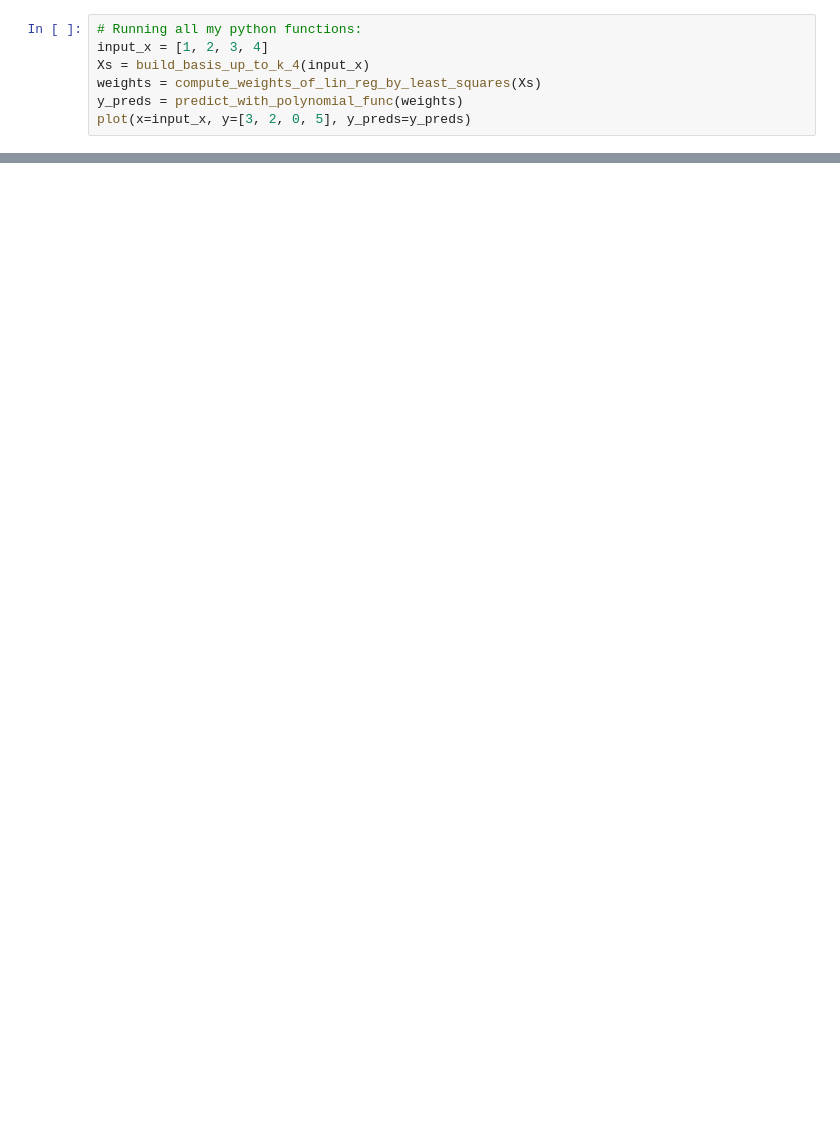
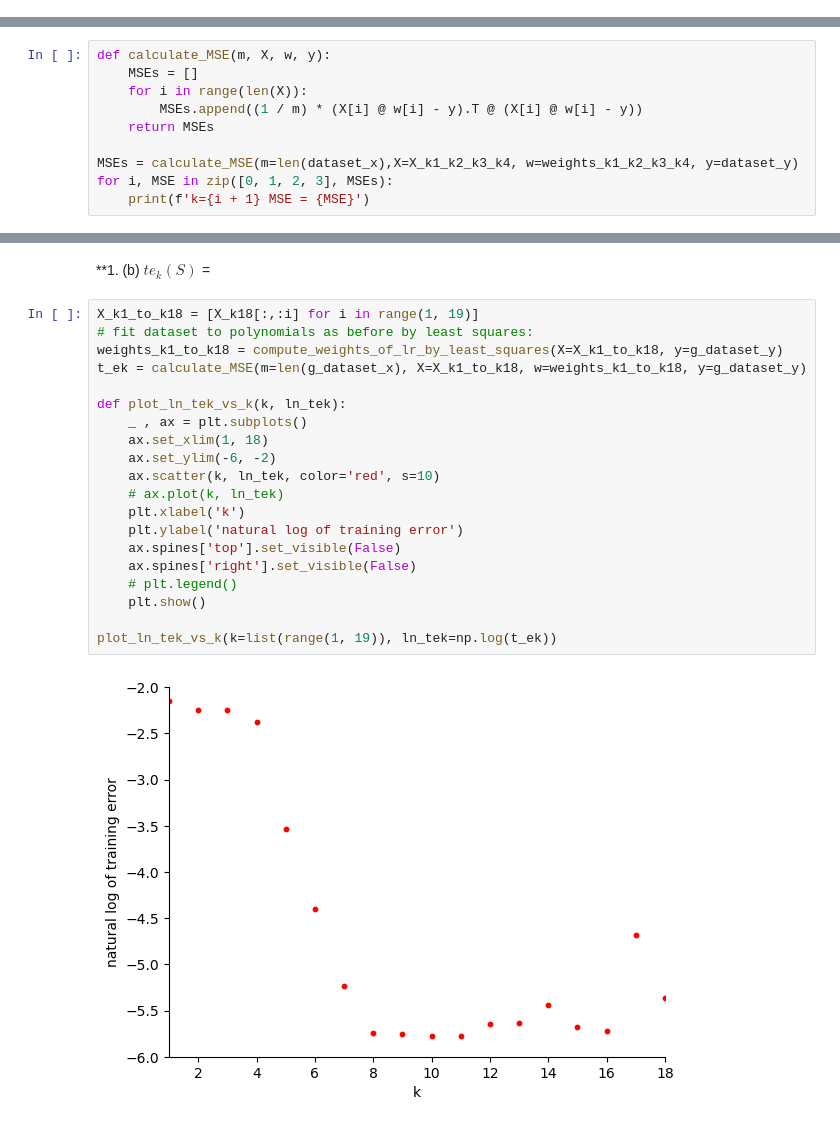
Before and after one commit to zibaee-2021/ASSIGNMENTS, a Jupyter notebook: SL_ASSIGNMENTS/PART_ONE/Part1.1.ipynb, the cells around one changed output, grey strips where cells are left out. Saved outputs shown, nothing was run; the diff lists cells and outputs as text; blank space fills up the shorter version.

```diff
--- a/SL_ASSIGNMENTS/PART_ONE/Part1.1.ipynb
+++ b/SL_ASSIGNMENTS/PART_ONE/Part1.1.ipynb
@@ -78,7 +86,0 @@ def plot(x, y, y_preds: list) -> None:
-# %%
-# Running all my python functions:
-input_x = [1, 2, 3, 4]
-Xs = build_basis_up_to_k_4(input_x)
-weights = compute_weights_of_lin_reg_by_least_squares(Xs)
-y_preds = predict_with_polynomial_func(weights)
-plot(x=input_x, y=[3, 2, 0, 5], y_preds=y_preds)
@@ -153,0 +107,10 @@ k=4 MSE = 3.4942940895563015e-23
+# %%
+def calculate_MSE(m, X, w, y):
+    MSEs = []
+    for i in range(len(X)):
+        MSEs.append((1 / m) * (X[i] @ w[i] - y).T @ (X[i] @ w[i] - y))
+    return MSEs
+
+MSEs = calculate_MSE(m=len(dataset_x),X=X_k1_k2_k3_k4, w=weights_k1_k2_k3_k4, y=dataset_y)
+for i, MSE in zip([0, 1, 2, 3], MSEs):
+    print(f'k={i + 1} MSE = {MSE}')
@@ -153,0 +235,24 @@ k=4 MSE = 3.4942940895563015e-23
+# %% [markdown]
+**1. (b) $te_k(S)$ =
+# %%
+X_k1_to_k18 = [X_k18[:,:i] for i in range(1, 19)]
+# fit dataset to polynomials as before by least squares:
+weights_k1_to_k18 = compute_weights_of_lr_by_least_squares(X=X_k1_to_k18, y=g_dataset_y)
+t_ek = calculate_MSE(m=len(g_dataset_x), X=X_k1_to_k18, w=weights_k1_to_k18, y=g_dataset_y)
+
+def plot_ln_tek_vs_k(k, ln_tek):
+    _ , ax = plt.subplots()
+    ax.set_xlim(1, 18)
+    ax.set_ylim(-6, -2)
+    ax.scatter(k, ln_tek, color='red', s=10)
+    # ax.plot(k, ln_tek)
+    plt.xlabel('k')
+    plt.ylabel('natural log of training error')
+    ax.spines['top'].set_visible(False)
+    ax.spines['right'].set_visible(False)
+    # plt.legend()
+    plt.show()
+
+plot_ln_tek_vs_k(k=list(range(1, 19)), ln_tek=np.log(t_ek))
+# %% [output]
+[figure, added]
```
Also changed, not shown: parts of 19 cells of this notebook.
